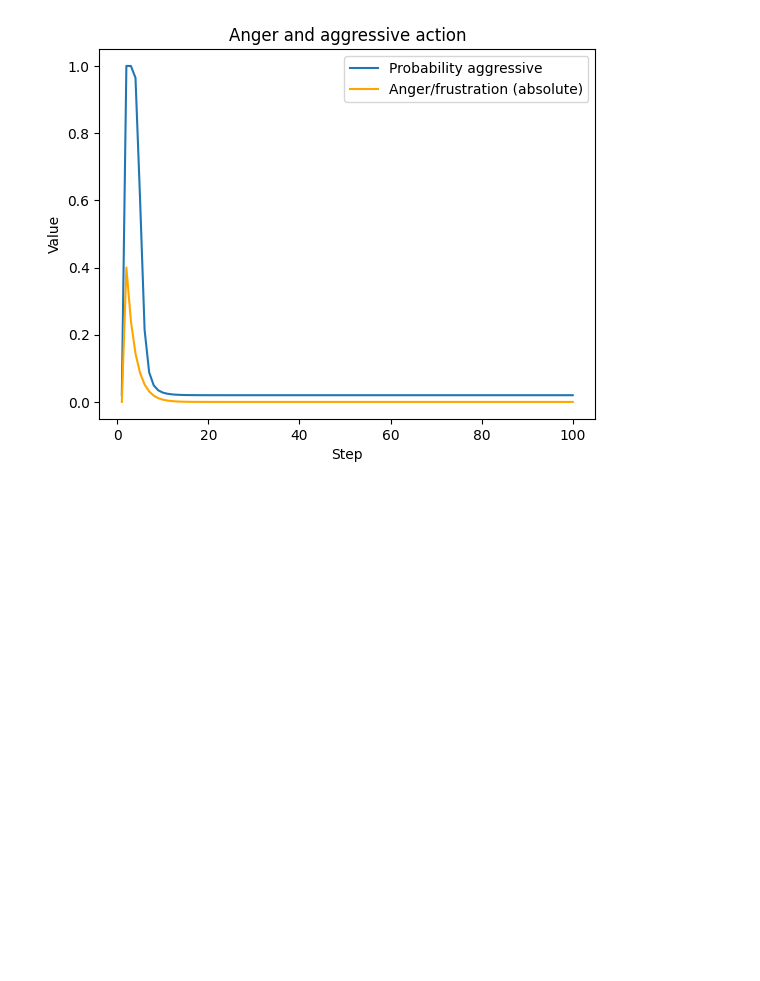
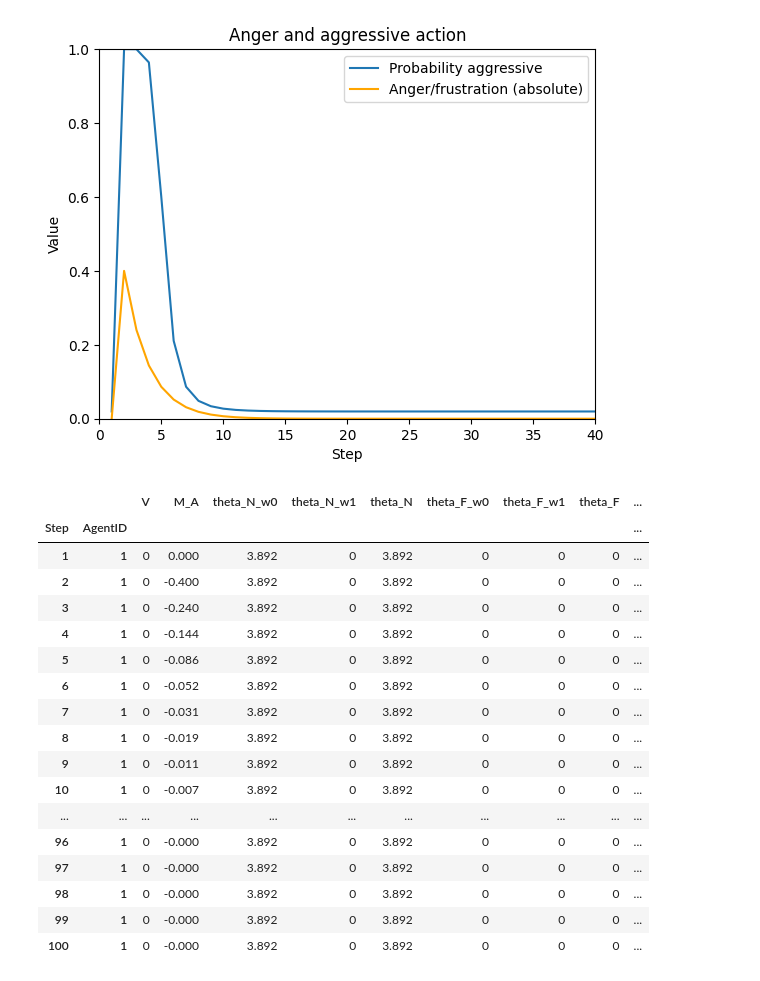
Before and after one commit to soelderer/formal_model_irritability, a Jupyter notebook: simulations/001_fnr_impulse_response/001_fnr_impulse_response.ipynb, the cells around one changed output. Drawn from its saved outputs; the diff is of its cells as text; code cells hidden in the pictures; blank space fills up the shorter version.

```diff
--- a/simulations/001_fnr_impulse_response/001_fnr_impulse_response.ipynb
+++ b/simulations/001_fnr_impulse_response/001_fnr_impulse_response.ipynb
@@ -4,6 +4,7 @@ import importlib
 importlib.reload(model)
 import pandas as pd
 import seaborn as sns
+import matplotlib.pyplot as plt
 
 pd.set_option("display.max_rows", None)
 pd.set_option("display.max_columns", None)
@@ -16,8 +17,12 @@ init_variables = {
     "M_A": 0,
     # TODO: M_A at t=1 is actually not defined. but setting 0 is justified?
 
+    # prior tendencies for neutral behavior
+    "theta_N_w0": 3.892,  # should yield around 95% neutral in the beginning
+    "theta_N_w1": 0,
+
     # prior tendencies for friendly behavior
-    "theta_F_w0": 3.892,  # should yield around 95% friendly in the beginning
+    "theta_F_w0": 0,
     "theta_F_w1": 0,
 
     # prior tendencies for aggressive behavior
@@ -26,11 +31,16 @@ init_variables = {
 
     # Some variables will be calculated in the model
     # or received from the environment
+    "p_N": None,
     "p_A": None,
     "p_F": None,
     "r": None,
     "rpe": None,
 }
+
+init_variables["theta_N"] = init_variables["theta_N_w0"] + init_variables[
+    "theta_N_w1"
+]
 
 init_variables["theta_F"] = init_variables["theta_F_w0"] + init_variables[
     "theta_F_w1"
@@ -44,40 +54,57 @@ init_parameters = {
     # parameter for the exponential moving average of anger
     "lambda_A": 0.60,
 
     # controllability
     "C": 1
 }
 
 starter_model = model.IrritabilityModel(init_variables=init_variables,
-                                        init_parameters=init_parameters)
+                                        init_parameters=init_parameters,
+                                        seed=12345)
 
+# Run a simulation for a single agent
 n_ticks = 100
-
 for _ in range(n_ticks):
     starter_model.step()
 
-aggressive_counter = starter_model.agents[0]._variables["aggressive_counter"]
-aggressive_percent = aggressive_counter / n_ticks
-
-# print(aggressive_counter)
-
-# Extract MoneyModel data in a Pandas dataframe
+# Extract data and plot
 data = starter_model.datacollector.get_agent_vars_dataframe()
 
 g = sns.lineplot(data=data,
                  y="p_A",
                  x="Step",
                  label="Probability aggressive")
 
 g = sns.lineplot(data=data,
                  y=data["M_A"].abs(),
                  x="Step",
                  color="Orange",
                  label="Anger/frustration (absolute)")
 
 g.set(title="Anger and aggressive action",
       ylabel="Value");
 
-# display(data)
+plt.xlim(0, 40)
+plt.ylim(0, 1)
+plt.show()
+display(data)
 # %% [output]
-[figure, old version]
+[figure, new version]
+|  |  | V | M_A | theta_N_w0 | theta_N_w1 | theta_N | theta_F_w0 | theta_F_w1 | theta_F | ... |
+| Step | AgentID |  |  |  |  |  |  |  |  | ... |
+| 1 | 1 | 0 | 0.000 | 3.892 | 0 | 3.892 | 0 | 0 | 0 | ... |
+| 2 | 1 | 0 | -0.400 | 3.892 | 0 | 3.892 | 0 | 0 | 0 | ... |
+| 3 | 1 | 0 | -0.240 | 3.892 | 0 | 3.892 | 0 | 0 | 0 | ... |
+| 4 | 1 | 0 | -0.144 | 3.892 | 0 | 3.892 | 0 | 0 | 0 | ... |
+| 5 | 1 | 0 | -0.086 | 3.892 | 0 | 3.892 | 0 | 0 | 0 | ... |
+| 6 | 1 | 0 | -0.052 | 3.892 | 0 | 3.892 | 0 | 0 | 0 | ... |
+| 7 | 1 | 0 | -0.031 | 3.892 | 0 | 3.892 | 0 | 0 | 0 | ... |
+| 8 | 1 | 0 | -0.019 | 3.892 | 0 | 3.892 | 0 | 0 | 0 | ... |
+| 9 | 1 | 0 | -0.011 | 3.892 | 0 | 3.892 | 0 | 0 | 0 | ... |
+| 10 | 1 | 0 | -0.007 | 3.892 | 0 | 3.892 | 0 | 0 | 0 | ... |
+| ... | ... | ... | ... | ... | ... | ... | ... | ... | ... | ... |
+| 96 | 1 | 0 | -0.000 | 3.892 | 0 | 3.892 | 0 | 0 | 0 | ... |
+| 97 | 1 | 0 | -0.000 | 3.892 | 0 | 3.892 | 0 | 0 | 0 | ... |
+| 98 | 1 | 0 | -0.000 | 3.892 | 0 | 3.892 | 0 | 0 | 0 | ... |
+| 99 | 1 | 0 | -0.000 | 3.892 | 0 | 3.892 | 0 | 0 | 0 | ... |
+| 100 | 1 | 0 | -0.000 | 3.892 | 0 | 3.892 | 0 | 0 | 0 | ... |
```
Also changed, not shown: 2 other files.
